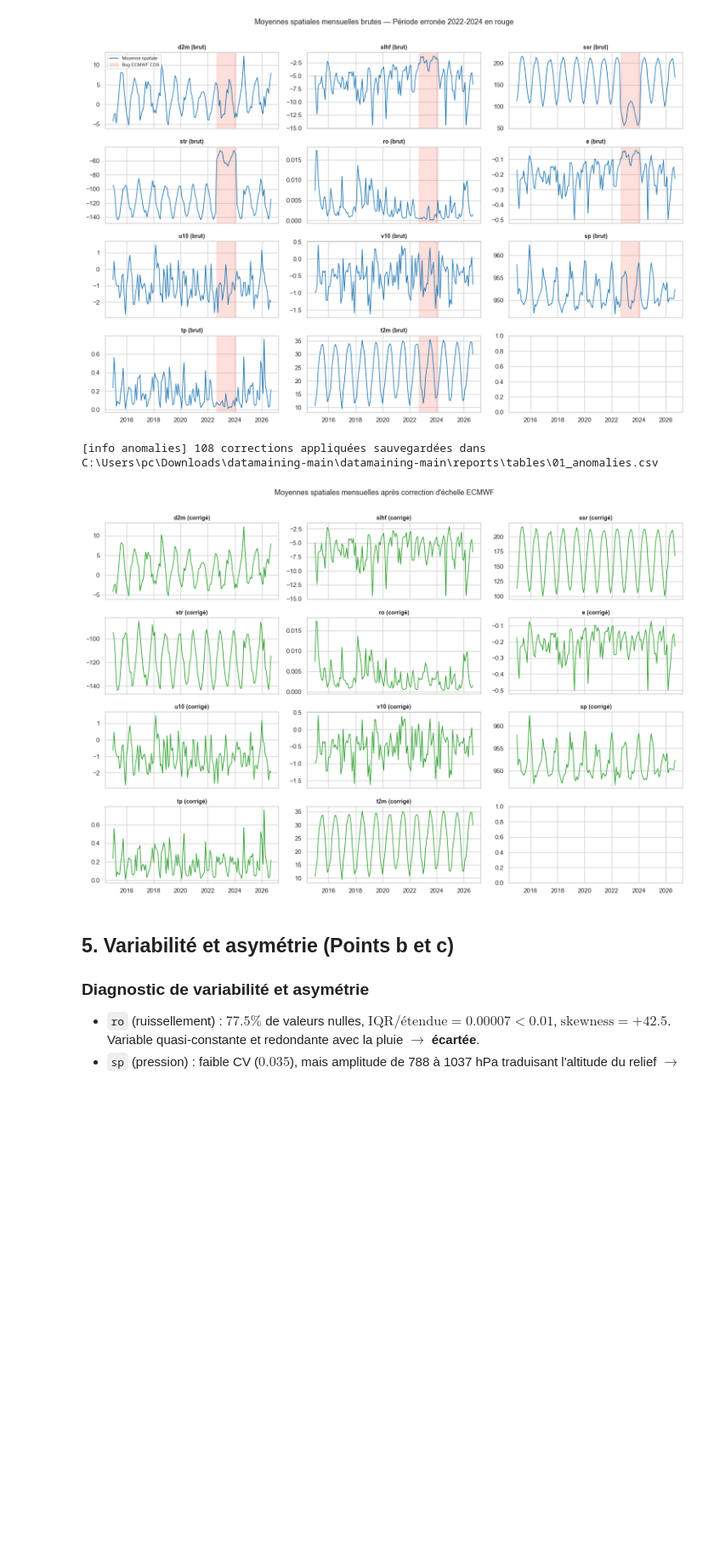
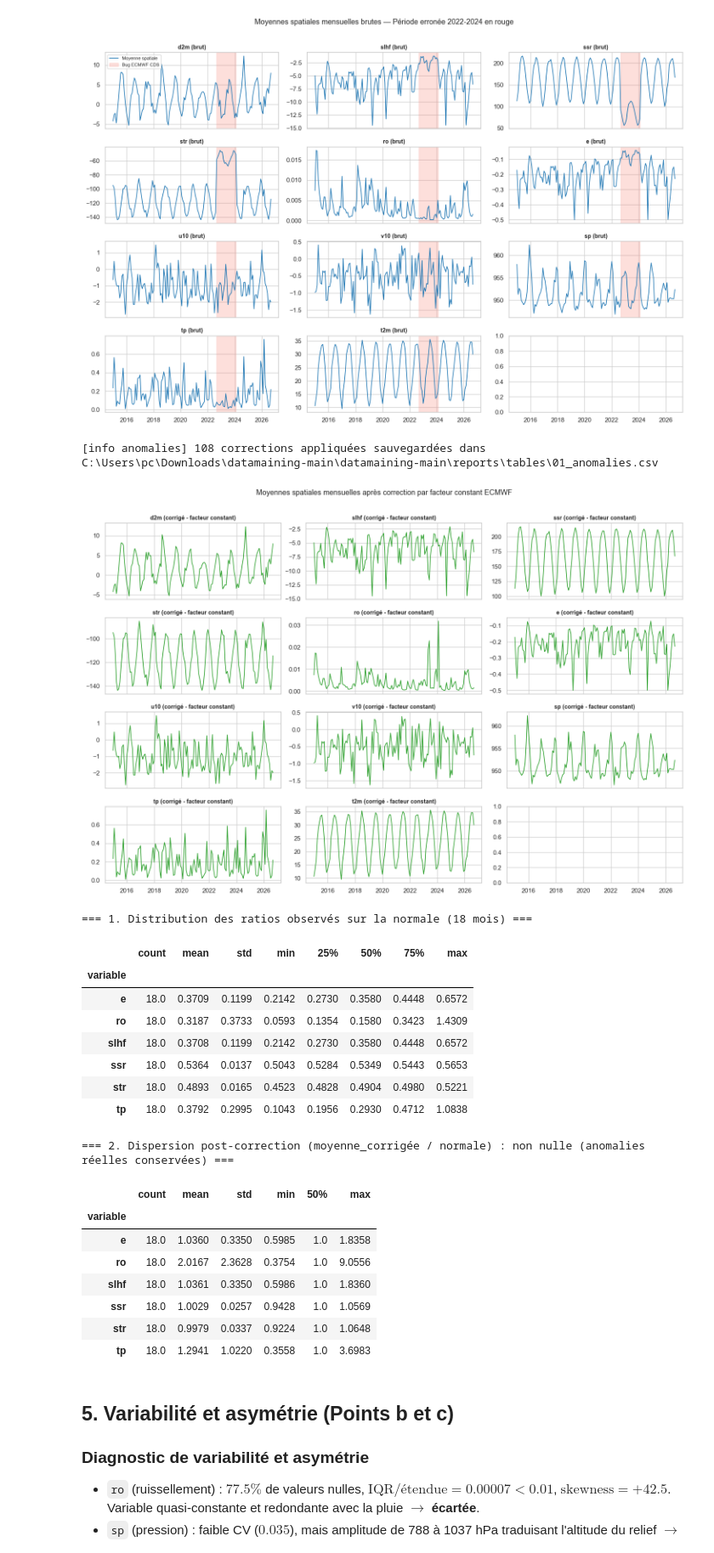
Before and after one commit to Riad12333/datamaining, a Jupyter notebook: notebooks/01_analyse_pretraitement.ipynb, the cells around one changed output. Shown at 85% size. Cells and saved outputs as stored; diff of their text form; code cells hidden in the pictures; blank space fills up the shorter version.

Commit message:
Correction T2: Facteur constant ECMWF non circulaire, preservation dispersion et re-evaluation des etapes 1 et 2

```diff
--- a/notebooks/01_analyse_pretraitement.ipynb
+++ b/notebooks/01_analyse_pretraitement.ipynb
@@ -229,20 +235,49 @@ plt.tight_layout();
 # %% [output]
 [figure]
 # %%
-# Application de la correction d'échelle
+# Application de la correction d'échelle par facteur constant
 df_corrected = pp.correct_ecmwf_anomalies(df_units, save_table_path=getattr(C, 'FILE_ANOMALIES_CSV', None))
 
 # Tracé après correction
-spatial_mean_corr = df_corrected.groupby("time")[vars_all].mean().reset_index()
+spatial_mean_corr = df_corrected.groupby('time')[vars_all].mean().reset_index()
 fig, axes = plt.subplots(4, 3, figsize=(15, 10), sharex=True)
 for ax, v in zip(axes.ravel(), vars_all):
-    ax.plot(spatial_mean_corr["time"], spatial_mean_corr[v], color="tab:green", lw=1.2)
-    ax.set_title(f"{v} (corrigé)", fontsize=10, fontweight="bold")
-fig.suptitle("Moyennes spatiales mensuelles après correction d'échelle ECMWF", y=1.01, fontsize=13)
-plt.tight_layout();
+    ax.plot(spatial_mean_corr['time'], spatial_mean_corr[v], color='tab:green', lw=1.2)
+    ax.set_title(f'{v} (corrigé - facteur constant)', fontsize=10, fontweight='bold')
+fig.suptitle("Moyennes spatiales mensuelles après correction par facteur constant ECMWF", y=1.01, fontsize=13)
+plt.tight_layout()
+fig.savefig(C.FIGURES / '01_series_temporelles_corrigees.png', dpi=150, bbox_inches='tight')
+plt.show()
+
+# Vérification 1 : Describe des ratios observés / normale
+df_anom = pd.read_csv(getattr(C, 'FILE_ANOMALIES_CSV', C.TABLES / '01_anomalies.csv'))
+print('=== 1. Distribution des ratios observés sur la normale (18 mois) ===')
+display(df_anom.groupby('variable')['ratio_val_sur_normale'].describe().round(4))
+
+# Vérification 2 : Dispersion post-correction de moyenne_corrigee / normale (anomalies réelles conservées)
+print('\n=== 2. Dispersion post-correction (moyenne_corrigée / normale) : non nulle (anomalies réelles conservées) ===')
+display(df_anom.groupby('variable')['ratio_corrige_sur_normale'].describe()[['count', 'mean', 'std', 'min', '50%', 'max']].round(4))
 # %% [output]
 [info anomalies] 108 corrections appliquées sauvegardées dans C:\Users\pc\Downloads\datamaining-main\datamaining-main\reports\tables\01_anomalies.csv
-[figure, old version]
+[figure, new version]
+=== 1. Distribution des ratios observés sur la normale (18 mois) ===
+|  | count | mean | std | min | 25% | 50% | 75% | max |
+| variable |  |  |  |  |  |  |  |  |
+| e | 18.0 | 0.3709 | 0.1199 | 0.2142 | 0.2730 | 0.3580 | 0.4448 | 0.6572 |
+| ro | 18.0 | 0.3187 | 0.3733 | 0.0593 | 0.1354 | 0.1580 | 0.3423 | 1.4309 |
+| slhf | 18.0 | 0.3708 | 0.1199 | 0.2142 | 0.2730 | 0.3580 | 0.4448 | 0.6572 |
+| ssr | 18.0 | 0.5364 | 0.0137 | 0.5043 | 0.5284 | 0.5349 | 0.5443 | 0.5653 |
+| str | 18.0 | 0.4893 | 0.0165 | 0.4523 | 0.4828 | 0.4904 | 0.4980 | 0.5221 |
+| tp | 18.0 | 0.3792 | 0.2995 | 0.1043 | 0.1956 | 0.2930 | 0.4712 | 1.0838 |
+=== 2. Dispersion post-correction (moyenne_corrigée / normale) : non nulle (anomalies réelles conservées) ===
+|  | count | mean | std | min | 50% | max |
+| variable |  |  |  |  |  |  |
+| e | 18.0 | 1.0360 | 0.3350 | 0.5985 | 1.0 | 1.8358 |
+| ro | 18.0 | 2.0167 | 2.3628 | 0.3754 | 1.0 | 9.0556 |
+| slhf | 18.0 | 1.0361 | 0.3350 | 0.5986 | 1.0 | 1.8360 |
+| ssr | 18.0 | 1.0029 | 0.0257 | 0.9428 | 1.0 | 1.0569 |
+| str | 18.0 | 0.9979 | 0.0337 | 0.9224 | 1.0 | 1.0648 |
+| tp | 18.0 | 1.2941 | 1.0220 | 0.3558 | 1.0 | 3.6983 |
 # %% [markdown]
 ## 5. Variabilité et asymétrie (Points b et c)
 
```
Also changed, not shown: parts of 5 cells of this notebook, 16 other files.
